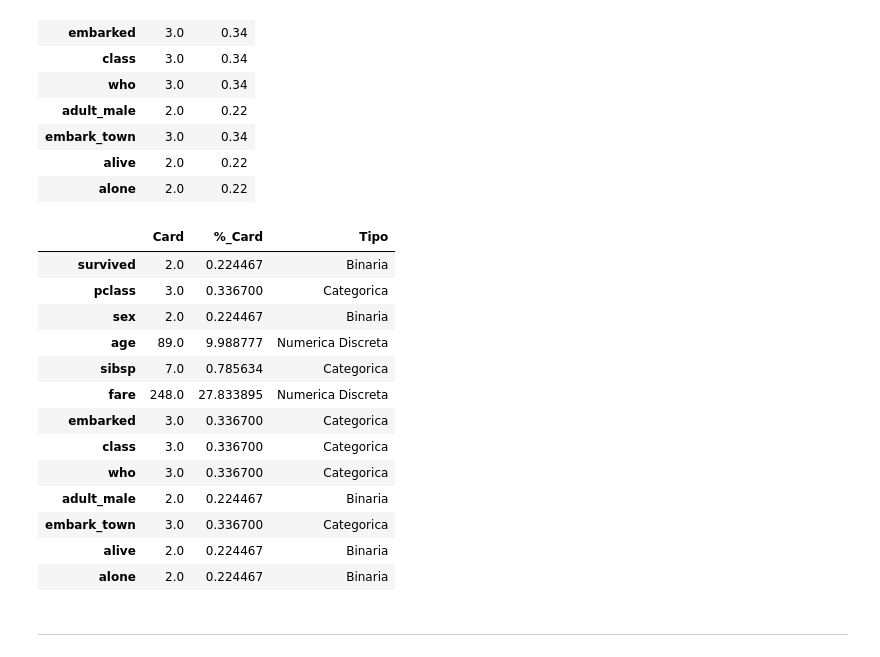
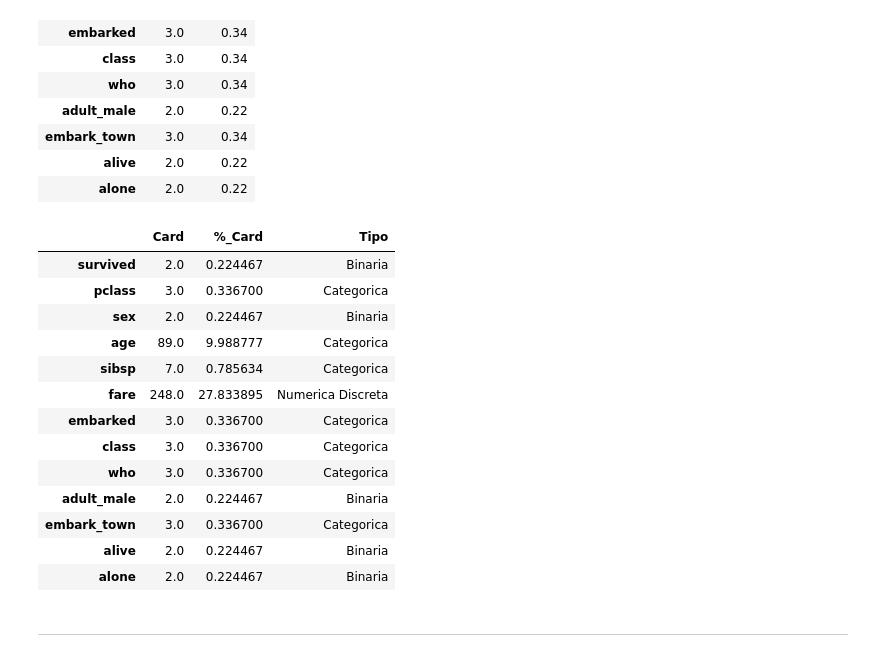
Before and after one commit to ANG112/ONLINE_DS_THEBRIDGE_ALFONSO_NIETO, a Jupyter notebook: 03_Analisis_de_Datos/Sprint_07/Unidad_01/Practica_Obligatoria/18_Practica_Obligatoria_Univariante.ipynb, the cells around one changed output. Drawn from its saved outputs; the diff is of its cells as text; code cells hidden in the pictures.

```diff
--- a/03_Analisis_de_Datos/Sprint_07/Unidad_01/Practica_Obligatoria/18_Practica_Obligatoria_Univariante.ipynb
+++ b/03_Analisis_de_Datos/Sprint_07/Unidad_01/Practica_Obligatoria/18_Practica_Obligatoria_Univariante.ipynb
@@ -209,15 +220,15 @@ df_cardinalidad.round(2)
 # %%
 df_cardinalidad["Tipo"] = "Categorica"
 df_cardinalidad.loc[df_cardinalidad.Card == 2, "Tipo"] = "Binaria"
-df_cardinalidad.loc[df_cardinalidad["Card"] > 10, "Tipo"] ="Numerica Discreta"
+df_cardinalidad.loc[df_cardinalidad["%_Card"] > 10, "Tipo"] ="Numerica Discreta"
 df_cardinalidad.loc[df_cardinalidad["%_Card"] > 30, "Tipo"] = "Numerica Continua"
 df_cardinalidad
 # %% [output]
 |  | Card | %_Card | Tipo |
 | survived | 2.0 | 0.224467 | Binaria |
 | pclass | 3.0 | 0.336700 | Categorica |
 | sex | 2.0 | 0.224467 | Binaria |
-| age | 89.0 | 9.988777 | Numerica Discreta |
+| age | 89.0 | 9.988777 | Categorica |
 | sibsp | 7.0 | 0.785634 | Categorica |
 | fare | 248.0 | 27.833895 | Numerica Discreta |
 | embarked | 3.0 | 0.336700 | Categorica |
```
Also changed, not shown: parts of 6 cells of this notebook, 1 other file.
